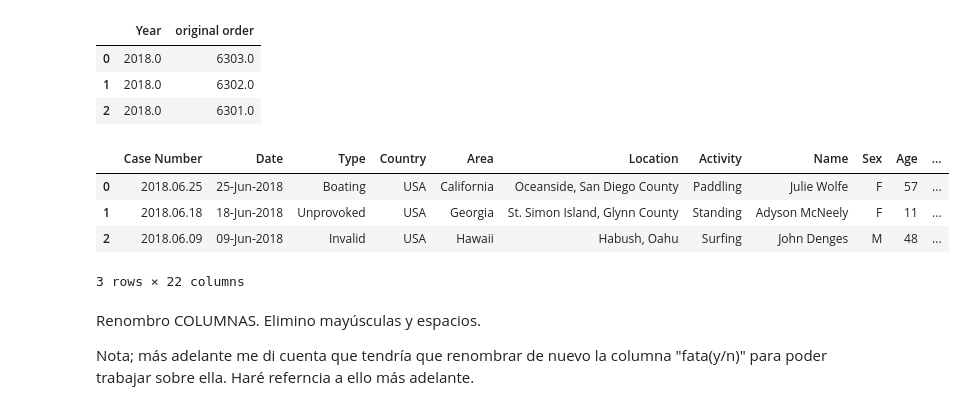
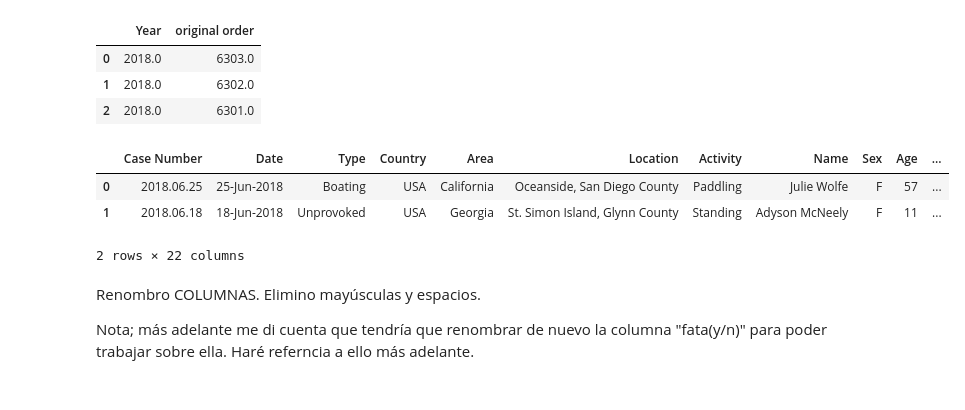
Before and after one commit to jesuschao/data-cleaning-pandas, a Jupyter notebook: your-code/clean.ipynb, the cells around one changed output. Saved outputs shown, nothing was run; the diff lists cells and outputs as text; code cells hidden in the pictures.

```diff
--- a/your-code/clean.ipynb
+++ b/your-code/clean.ipynb
@@ -109,13 +109,12 @@ numericas.head(3)
 | 2 | 2018.0 | 6301.0 |
 # %%
 # DATOS CATEGÓRICOS
-attacks.select_dtypes(include="object").head(3)
+attacks.select_dtypes(include="object").head(2)
 # %% [output]
 |  | Case Number | Date | Type | Country | Area | Location | Activity | Name | Sex | Age | ... |
 | 0 | 2018.06.25 | 25-Jun-2018 | Boating | USA | California | Oceanside, San Diego County | Paddling | Julie Wolfe | F | 57 | ... |
 | 1 | 2018.06.18 | 18-Jun-2018 | Unprovoked | USA | Georgia | St. Simon Island, Glynn County | Standing | Adyson McNeely | F | 11 | ... |
-| 2 | 2018.06.09 | 09-Jun-2018 | Invalid | USA | Hawaii | Habush, Oahu | Surfing | John Denges | M | 48 | ... |
-3 rows × 22 columns
+2 rows × 22 columns
 # %% [markdown]
 Renombro COLUMNAS. Elimino mayúsculas y espacios.
 
```
Also changed, not shown: parts of 25 cells of this notebook, 2 other files.
